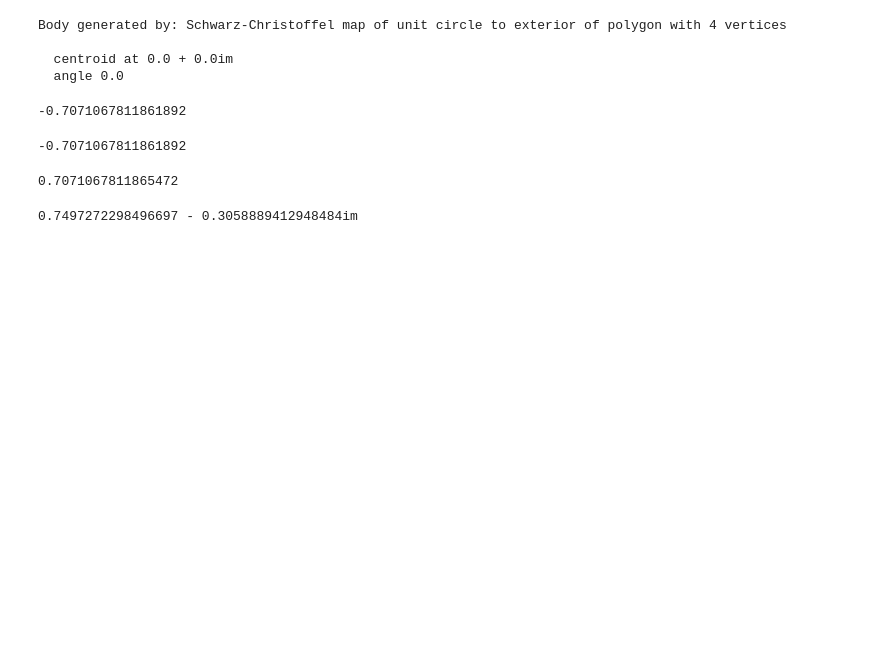
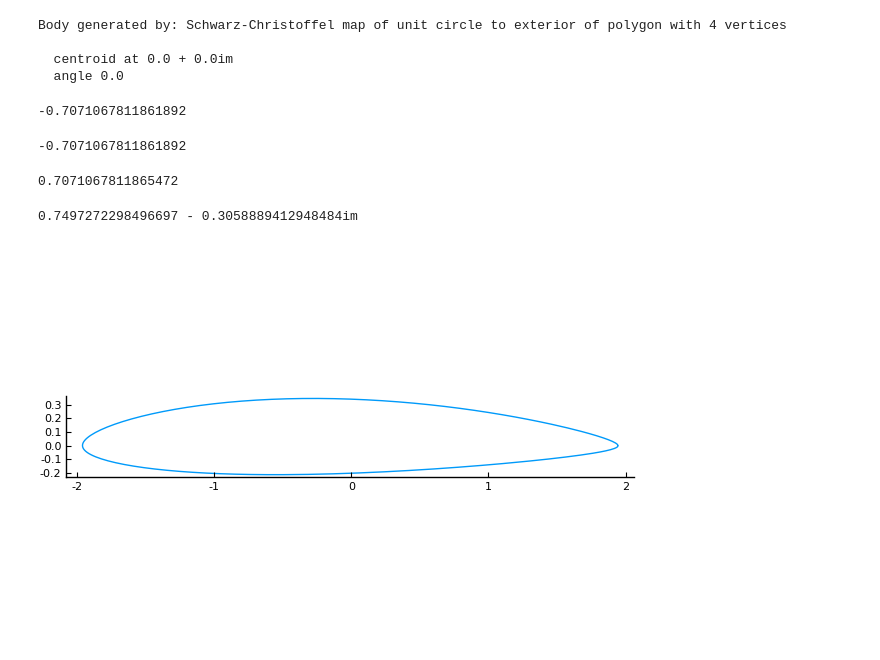
Before and after one commit to darwindarak/PotentialFlow.jl, a Jupyter notebook: binder/notebooks/Conformally mapped body.ipynb, the cells around one changed output. Saved outputs shown, nothing was run; the diff lists cells and outputs as text; code cells hidden in the pictures; blank space fills up the shorter version.

```diff
--- a/binder/notebooks/Conformally mapped body.ipynb
+++ b/binder/notebooks/Conformally mapped body.ipynb
@@ -364,3 +390,14 @@ w̃ = induce_velocity(ζ,sys,0);
 w = Bodies.transform_velocity(w̃,ζ,body)
 # %% [output]
 0.7497272298496697 - 0.3058889412948484im
+# %%
+θ = 0:π/100:2π
+ζc = -0.04 + 0.04im
+a = 1.1
+ζ = ζc + a*exp.(im*θ)
+k = 1.94
+b = 1
+z = k*b*(((ζ+b).^k+(ζ-b).^k)./((ζ+b).^k-(ζ-b).^k))
+plot(real.(z),imag.(z),ratio=1,legend=false)
+# %% [output]
+[figure, added]
```
Also changed, not shown: parts of 5 cells of this notebook, 2 other files.
